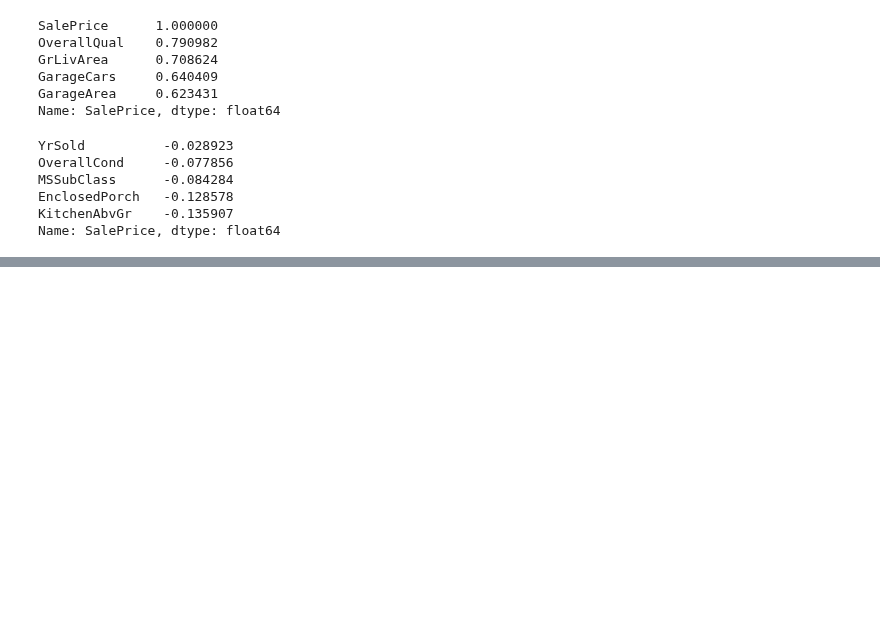
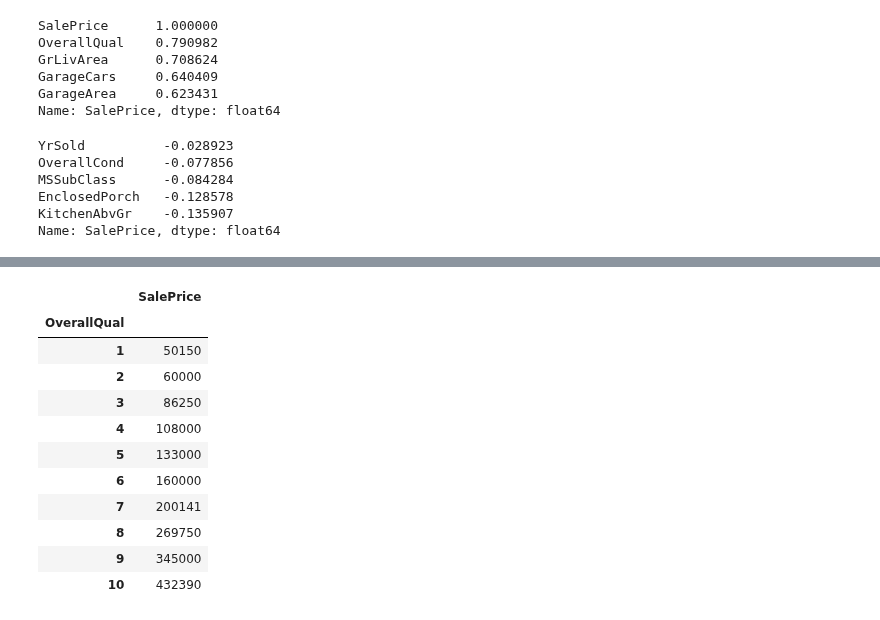
Before and after one commit to rahulvaish/MachineLearning-Python, a Jupyter notebook: HPC.ipynb, the cells around one changed output, grey strips where cells are left out. Saved outputs shown, nothing was run; the diff lists cells and outputs as text; code cells hidden in the pictures; blank space fills up the shorter version.

```diff
--- a/HPC.ipynb
+++ b/HPC.ipynb
@@ -102,0 +144,15 @@ Name: SalePrice, dtype: float64
+# %%
+quality_pivot
+# %% [output]
+|  | SalePrice |
+| OverallQual |  |
+| 1 | 50150 |
+| 2 | 60000 |
+| 3 | 86250 |
+| 4 | 108000 |
+| 5 | 133000 |
+| 6 | 160000 |
+| 7 | 200141 |
+| 8 | 269750 |
+| 9 | 345000 |
+| 10 | 432390 |
```
Also changed, not shown: parts of 11 cells of this notebook.
